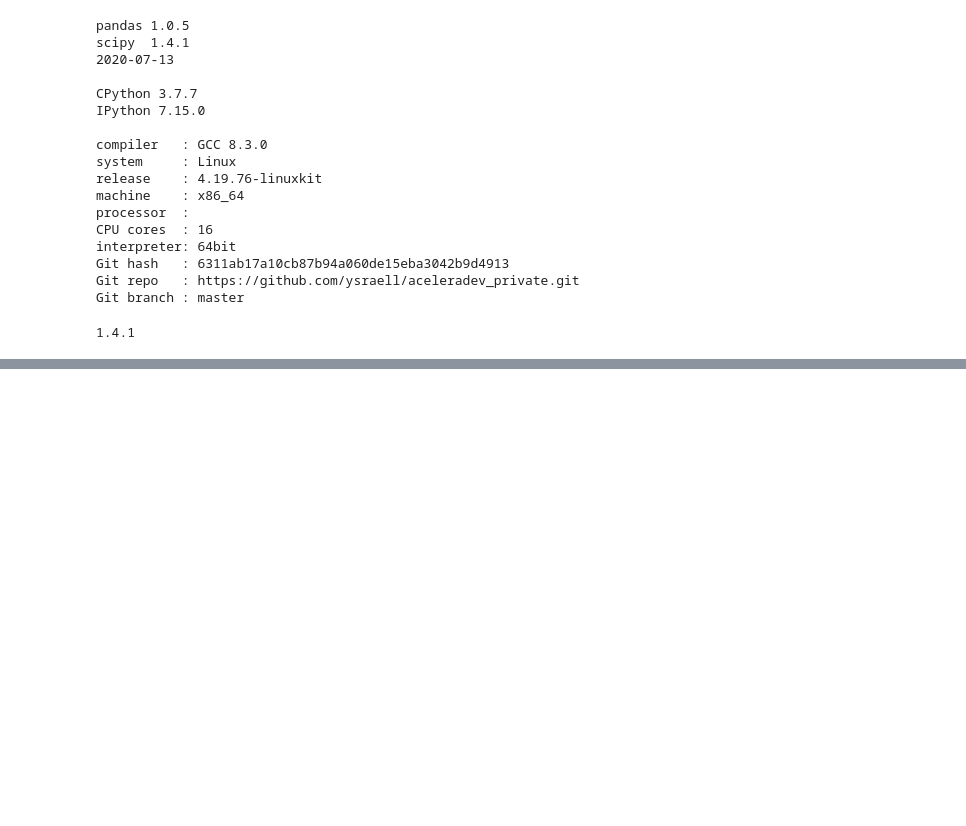
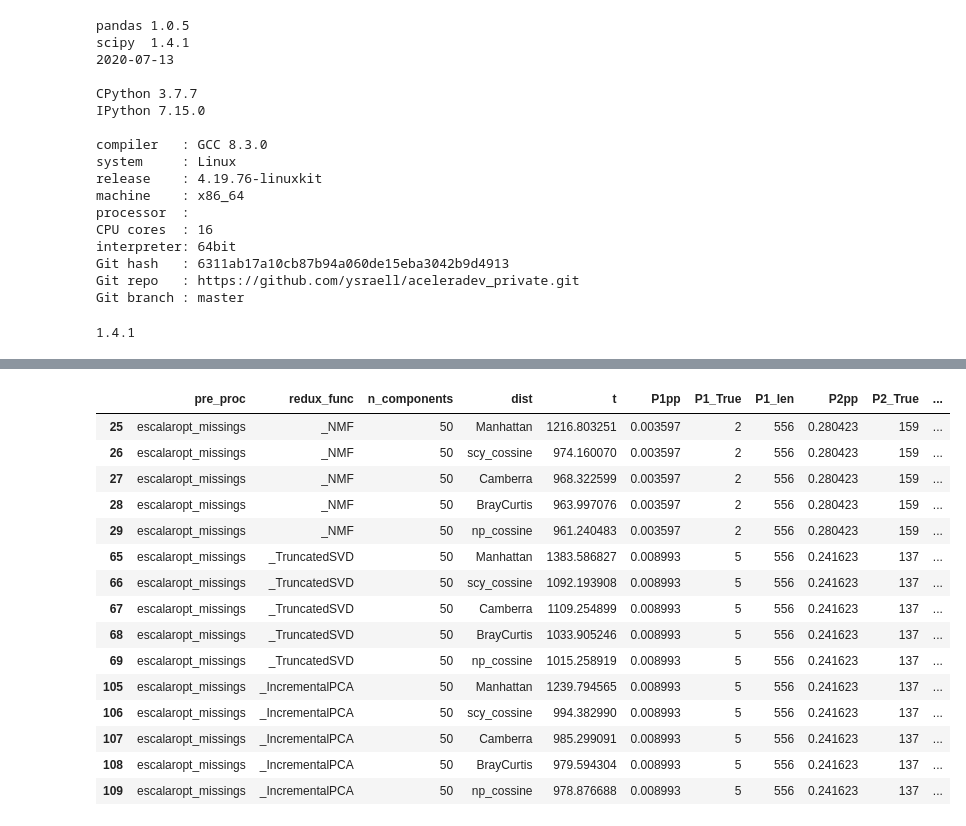
Before and after one commit to ysraell/aceleradev_private, a Jupyter notebook: projeto/EDA/Check_results.ipynb, the cells around one changed output, grey strips where cells are left out. Drawn from its saved outputs; the diff is of its cells as text; code cells hidden in the pictures; blank space fills up the shorter version.

```diff
--- a/projeto/EDA/Check_results.ipynb
+++ b/projeto/EDA/Check_results.ipynb
@@ -128,0 +167,19 @@ df_tmp.sort_values(by='t')
+# %%
+df_laoded.query('n_components == 50').sort_values(by='T_True', ascending=False)
+# %% [output]
+|  | pre_proc | redux_func | n_components | dist | t | P1pp | P1_True | P1_len | P2pp | P2_True | ... |
+| 25 | escalaropt_missings | _NMF | 50 | Manhattan | 1216.803251 | 0.003597 | 2 | 556 | 0.280423 | 159 | ... |
+| 26 | escalaropt_missings | _NMF | 50 | scy_cossine | 974.160070 | 0.003597 | 2 | 556 | 0.280423 | 159 | ... |
+| 27 | escalaropt_missings | _NMF | 50 | Camberra | 968.322599 | 0.003597 | 2 | 556 | 0.280423 | 159 | ... |
+| 28 | escalaropt_missings | _NMF | 50 | BrayCurtis | 963.997076 | 0.003597 | 2 | 556 | 0.280423 | 159 | ... |
+| 29 | escalaropt_missings | _NMF | 50 | np_cossine | 961.240483 | 0.003597 | 2 | 556 | 0.280423 | 159 | ... |
+| 65 | escalaropt_missings | _TruncatedSVD | 50 | Manhattan | 1383.586827 | 0.008993 | 5 | 556 | 0.241623 | 137 | ... |
+| 66 | escalaropt_missings | _TruncatedSVD | 50 | scy_cossine | 1092.193908 | 0.008993 | 5 | 556 | 0.241623 | 137 | ... |
+| 67 | escalaropt_missings | _TruncatedSVD | 50 | Camberra | 1109.254899 | 0.008993 | 5 | 556 | 0.241623 | 137 | ... |
+| 68 | escalaropt_missings | _TruncatedSVD | 50 | BrayCurtis | 1033.905246 | 0.008993 | 5 | 556 | 0.241623 | 137 | ... |
+| 69 | escalaropt_missings | _TruncatedSVD | 50 | np_cossine | 1015.258919 | 0.008993 | 5 | 556 | 0.241623 | 137 | ... |
+| 105 | escalaropt_missings | _IncrementalPCA | 50 | Manhattan | 1239.794565 | 0.008993 | 5 | 556 | 0.241623 | 137 | ... |
+| 106 | escalaropt_missings | _IncrementalPCA | 50 | scy_cossine | 994.382990 | 0.008993 | 5 | 556 | 0.241623 | 137 | ... |
+| 107 | escalaropt_missings | _IncrementalPCA | 50 | Camberra | 985.299091 | 0.008993 | 5 | 556 | 0.241623 | 137 | ... |
+| 108 | escalaropt_missings | _IncrementalPCA | 50 | BrayCurtis | 979.594304 | 0.008993 | 5 | 556 | 0.241623 | 137 | ... |
+| 109 | escalaropt_missings | _IncrementalPCA | 50 | np_cossine | 978.876688 | 0.008993 | 5 | 556 | 0.241623 | 137 | ... |
```
Also changed, not shown: parts of 8 cells of this notebook, 2 other files.
